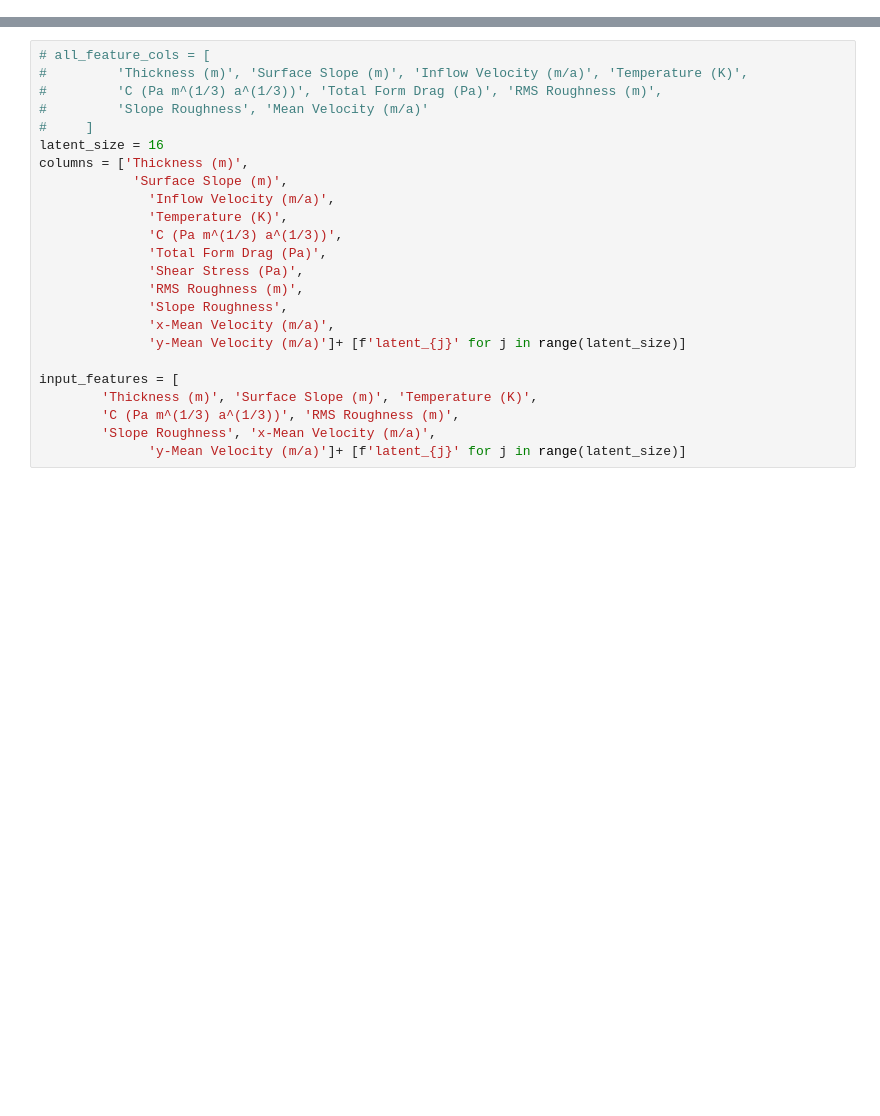
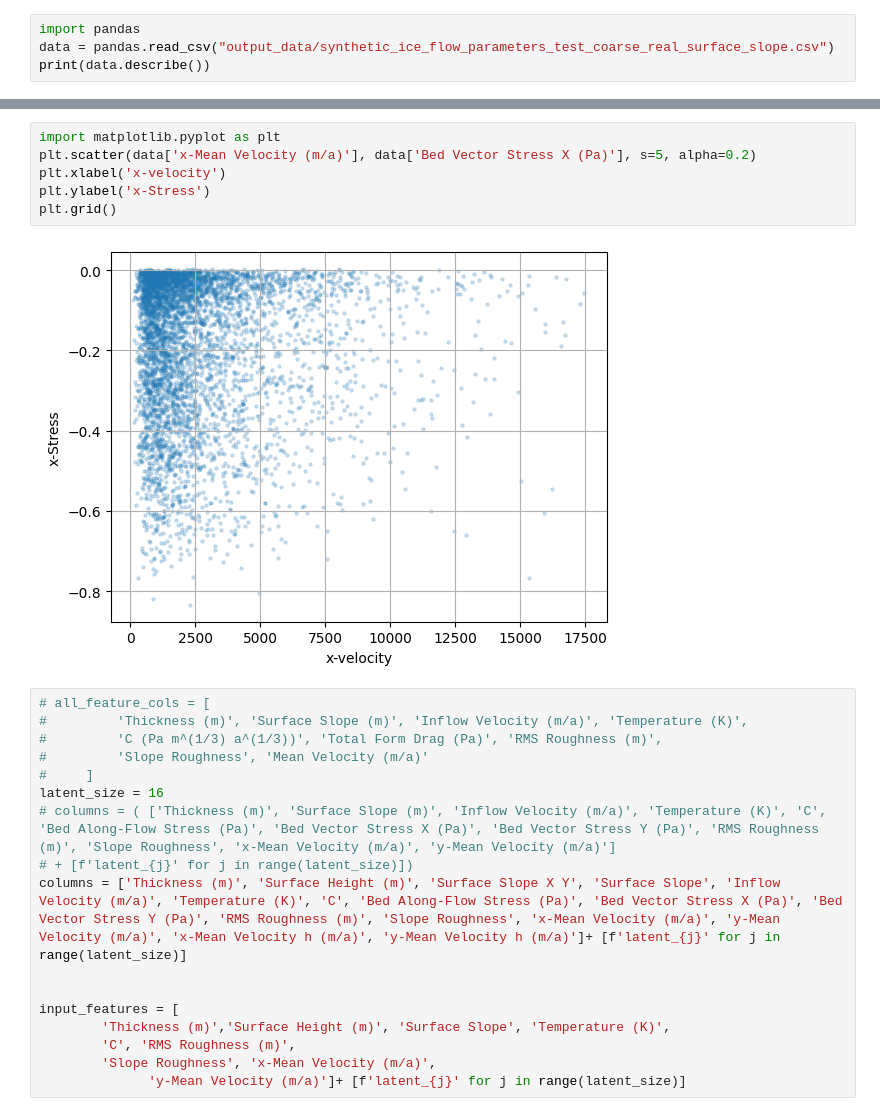
Before and after one commit to racheetmatai/Basal_shear_stress_deep_learning, a Jupyter notebook: xgboost_test.ipynb, the cells around one changed output, grey strips where cells are left out. Cells and saved outputs as stored; diff of their text form; blank space fills up the shorter version.

```diff
--- a/xgboost_test.ipynb
+++ b/xgboost_test.ipynb
@@ -12,0 +13,4 @@ To enable them in other operations, rebuild TensorFlow with the appropriate comp
+# %%
+import pandas
+data = pandas.read_csv("output_data/synthetic_ice_flow_parameters_test_coarse_real_surface_slope.csv")
+print(data.describe())
@@ -13,3 +167,11 @@ To enable them in other operations, rebuild TensorFlow with the appropriate comp
+# %%
+import matplotlib.pyplot as plt
+plt.scatter(data['x-Mean Velocity (m/a)'], data['Bed Vector Stress X (Pa)'], s=5, alpha=0.2)
+plt.xlabel('x-velocity')
+plt.ylabel('x-Stress')
+plt.grid()
+# %% [output]
+[figure, added]
 # %%
 # all_feature_cols = [
 #         'Thickness (m)', 'Surface Slope (m)', 'Inflow Velocity (m/a)', 'Temperature (K)',
@@ -17,20 +179,13 @@ To enable them in other operations, rebuild TensorFlow with the appropriate comp
 #         'Slope Roughness', 'Mean Velocity (m/a)'
 #     ]
 latent_size = 16
-columns = ['Thickness (m)',
-            'Surface Slope (m)',
-              'Inflow Velocity (m/a)',
-              'Temperature (K)',
-              'C (Pa m^(1/3) a^(1/3))',
-              'Total Form Drag (Pa)',
-              'Shear Stress (Pa)',
-              'RMS Roughness (m)',
-              'Slope Roughness',
-              'x-Mean Velocity (m/a)',
-              'y-Mean Velocity (m/a)']+ [f'latent_{j}' for j in range(latent_size)]
+# columns = ( ['Thickness (m)', 'Surface Slope (m)', 'Inflow Velocity (m/a)', 'Temperature (K)', 'C', 'Bed Along-Flow Stress (Pa)', 'Bed Vector Stress X (Pa)', 'Bed Vector Stress Y (Pa)', 'RMS Roughness (m)', 'Slope Roughness', 'x-Mean Velocity (m/a)', 'y-Mean Velocity (m/a)']
+# + [f'latent_{j}' for j in range(latent_size)])
+columns = ['Thickness (m)', 'Surface Height (m)', 'Surface Slope X Y', 'Surface Slope', 'Inflow Velocity (m/a)', 'Temperature (K)', 'C', 'Bed Along-Flow Stress (Pa)', 'Bed Vector Stress X (Pa)', 'Bed Vector Stress Y (Pa)', 'RMS Roughness (m)', 'Slope Roughness', 'x-Mean Velocity (m/a)', 'y-Mean Velocity (m/a)', 'x-Mean Velocity h (m/a)', 'y-Mean Velocity h (m/a)']+ [f'latent_{j}' for j in range(latent_size)]
+
 
 input_features = [
-        'Thickness (m)', 'Surface Slope (m)', 'Temperature (K)',
-        'C (Pa m^(1/3) a^(1/3))', 'RMS Roughness (m)',
+        'Thickness (m)','Surface Height (m)', 'Surface Slope', 'Temperature (K)',
+        'C', 'RMS Roughness (m)',
         'Slope Roughness', 'x-Mean Velocity (m/a)',
               'y-Mean Velocity (m/a)']+ [f'latent_{j}' for j in range(latent_size)]
```
Also changed, not shown: parts of 16 cells of this notebook, 4 other files.
